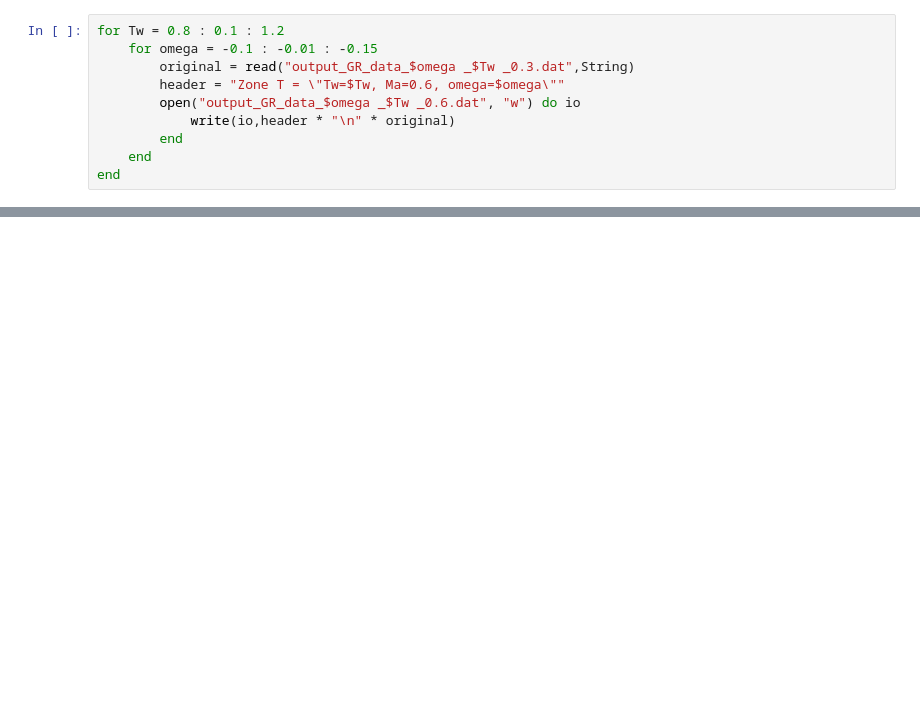
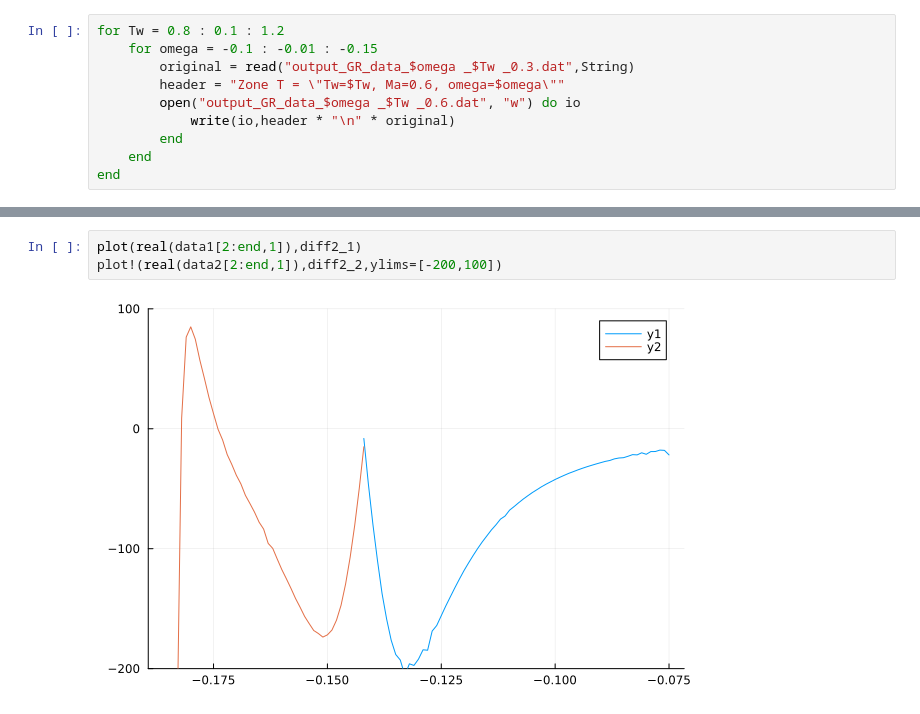
Before and after one commit to HaojieZhang917/compressible_bek, a Jupyter notebook: compress/BEK/Bode/eN/Andianfa/eN.ipynb, the cells around one changed output, grey strips where cells are left out. Drawn from its saved outputs; the diff is of its cells as text; blank space fills up the shorter version.

```diff
--- a/compress/BEK/Bode/eN/Andianfa/eN.ipynb
+++ b/compress/BEK/Bode/eN/Andianfa/eN.ipynb
@@ -135,0 +406,5 @@ end
+# %%
+plot(real(data1[2:end,1]),diff2_1)
+plot!(real(data2[2:end,1]),diff2_2,ylims=[-200,100])
+# %% [output]
+[figure, added]
```
Also changed, not shown: parts of 15 cells of this notebook, 4 other files.
